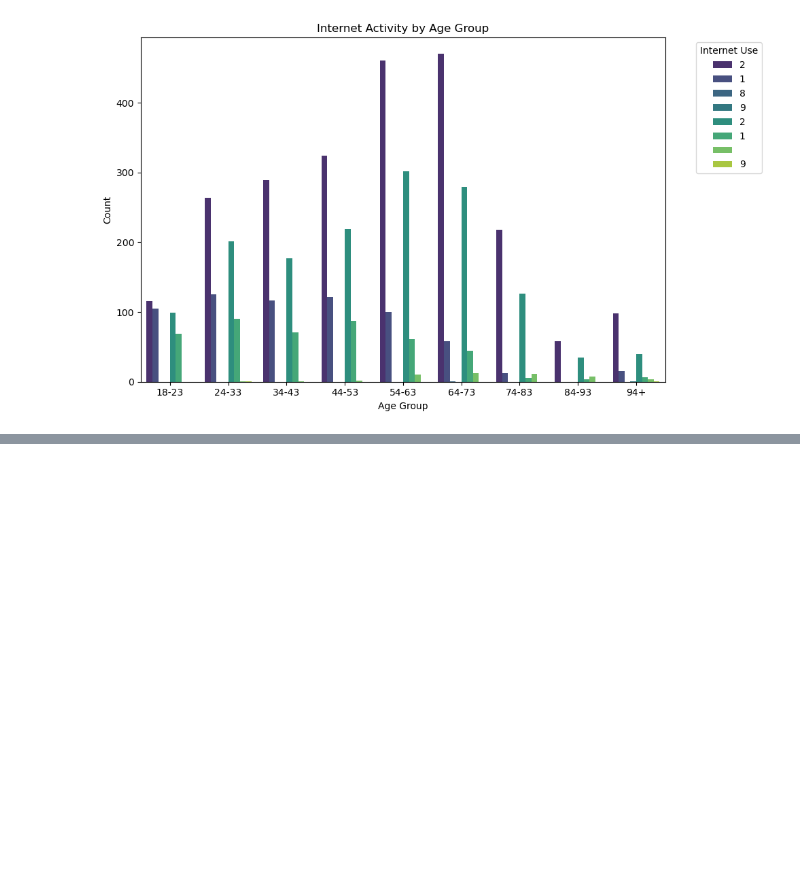
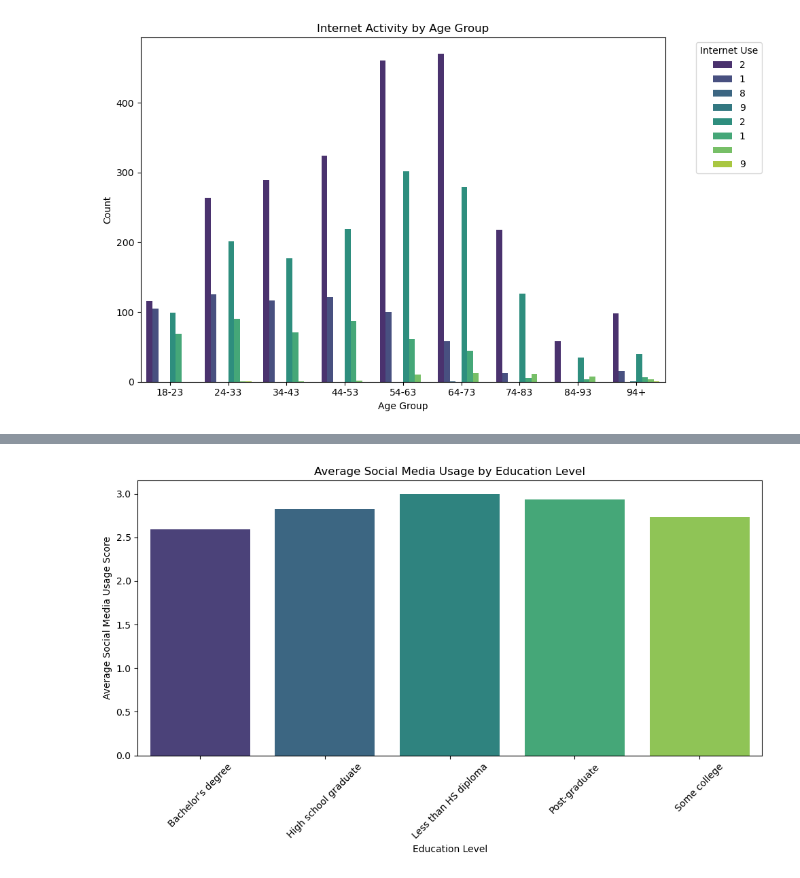
Before and after one commit to uic-cs418/group-project-gamon, a Jupyter notebook: Ash.ipynb, the cells around one changed output, grey strips where cells are left out. Saved outputs shown, nothing was run; the diff lists cells and outputs as text; code cells hidden in the pictures; blank space fills up the shorter version.

Commit message:
better graph for Social Media usage by education
will change the graph type, since we are using bar graphs alot

```diff
--- a/Ash.ipynb
+++ b/Ash.ipynb
@@ -79,72 +79,32 @@ combined_data['Education Level'] = combined_data['educ2'].map(education_level_ma
 
 # Mapping for social media usage categories to scores
 social_media_usage_mapping = {
-    1: 'Never',
-    2: 'Rarely',
-    3: 'Occasionally',
-    4: 'Frequently',
-    5: 'Always'
+    ' ': 'Not specified',
+    '1': 'Never',
+    '2': 'Rarely',
+    '3': 'Occasionally',
+    '4': 'Frequently',
+    '5': 'Always',
+    '8': 'Other',
+    '9': 'Other'
 }
+
+combined_data['Social Media Usage'] = combined_data['sns2a'].map(social_media_usage_mapping)
+
+
 social_media_usage_scores = {
+    'Not specified': np.nan,
     'Never': 1,
     'Rarely': 2,
     'Occasionally': 3,
     'Frequently': 4,
-    'Always': 5
+    'Always': 5,
+    'Other': np.nan
 }
-# combined_data['Social Media Usage'] = combined_data['sns2a'].map(social_media_usage_mapping)
-# combined_data['Social Media Usage Score'] = combined_data['Social Media Usage'].map(social_media_usage_scores)
 
-# Calculate the average social media usage score by education level
-# average_usage_by_education = combined_data.groupby('Education Level')['Social Media Usage Score'].mean().reset_index()
+# Apply the scores mapping
+combined_data['Social Media Usage Score'] = combined_data['Social Media Usage'].map(social_media_usage_scores)
 
-# Create a bar plot with the average social media usage score by education level
-# plt.figure(figsize=(10, 6))
-# sns.countplot(x='educ2', data=combined_data)
-# plt.title('Check Data Rendering')
-# plt.xlabel('Education Level')
-# plt.show()
-
-# Ensure the keys of the mapping match the data type in 'educ2'
-print("Unique values in 'educ2' before mapping:", combined_data['educ2'].unique())
-combined_data['Education Level'] = combined_data['educ2'].map(education_level_mapping)
-print("Mapped education levels:", combined_data['Education Level'].unique())
-
-# Exclude placeholder or outlier values if they exist and are not meaningful
-filtered_combined_data = combined_data[combined_data['educ2'].isin(education_level_mapping.keys())]
-print("Data after filtering:", filtered_combined_data['Education Level'].value_counts())
-
-# Apply the social media usage mapping
-combined_data['Social Media Usage'] = combined_data['sns2a'].map(social_media_usage_mapping)
-print("Mapped social media usage:", combined_data['Social Media Usage'].unique())
-
-# Convert social media usage to numerical scores
-combined_data['Social Media Usage Score'] = combined_data['Social Media Usage'].map(social_media_usage_scores)
-print("Social media usage scores:", combined_data['Social Media Usage Score'].unique())
-
-# Check if any NaN values are present after mapping
-print("NaN counts after mapping:", combined_data.isnull().sum())
-
-# Calculate the average social media usage score by education level
-average_usage_by_education = filtered_combined_data.groupby('Education Level')['Social Media Usage Score'].mean().reset_index()
-print("Average usage by education level:", average_usage_by_education)
-
-
-# Check the unique values in the 'sns2a' column
-print("Unique values in 'sns2a':", combined_data['sns2a'].unique())
-
-# Assuming the mappings are defined as before
-# Apply the mapping for social media usage
-combined_data['Social Media Usage'] = combined_data['sns2a'].map(social_media_usage_mapping)
-
-# Check if there are any NaNs after the mapping and the unique values of 'Social Media Usage'
-print("Mapped social media usage with NaNs:", combined_data['Social Media Usage'].unique())
-print("NaNs in 'Social Media Usage':", combined_data['Social Media Usage'].isna().sum())
-
-# Apply the scores mapping only to the non-NaN values
-combined_data['Social Media Usage Score'] = combined_data['Social Media Usage'].dropna().map(social_media_usage_scores)
-
-# Recalculate the average social media usage score by education level, excluding NaN scores
 average_usage_by_education = (
     combined_data.dropna(subset=['Social Media Usage Score'])
     .groupby('Education Level')['Social Media Usage Score']
@@ -152,19 +112,13 @@ average_usage_by_education = (
     .reset_index()
 )
 
-# Verify that average_usage_by_education has data
-print("Average usage by education level:", average_usage_by_education)
-
-# If average_usage_by_education is not empty, plot the graph
-if not average_usage_by_education.empty:
-    plt.figure(figsize=(10, 6))
-    sns.barplot(x='Education Level', y='Social Media Usage Score', data=average_usage_by_education, palette='viridis')
-    plt.title('Average Social Media Usage by Education Level')
-    plt.xlabel('Education Level')
-    plt.ylabel('Average Social Media Usage Score')
-    plt.xticks(rotation=45)
-    plt.tight_layout()
-    plt.show()
-else:
-    print("No data to plot.")
+#plot the graph
+plt.figure(figsize=(10, 6))
+sns.barplot(x='Education Level', y='Social Media Usage Score', data=average_usage_by_education, palette='viridis')
+plt.title('Average Social Media Usage by Education Level')
+plt.xlabel('Education Level')
+plt.ylabel('Average Social Media Usage Score')
+plt.xticks(rotation=45)
+plt.tight_layout()
+plt.show()
 # %% [output]
@@ -187,0 +125 @@ No data to plot.
+[figure, added]
```
Also changed, not shown: parts of 1 cell of this notebook.
